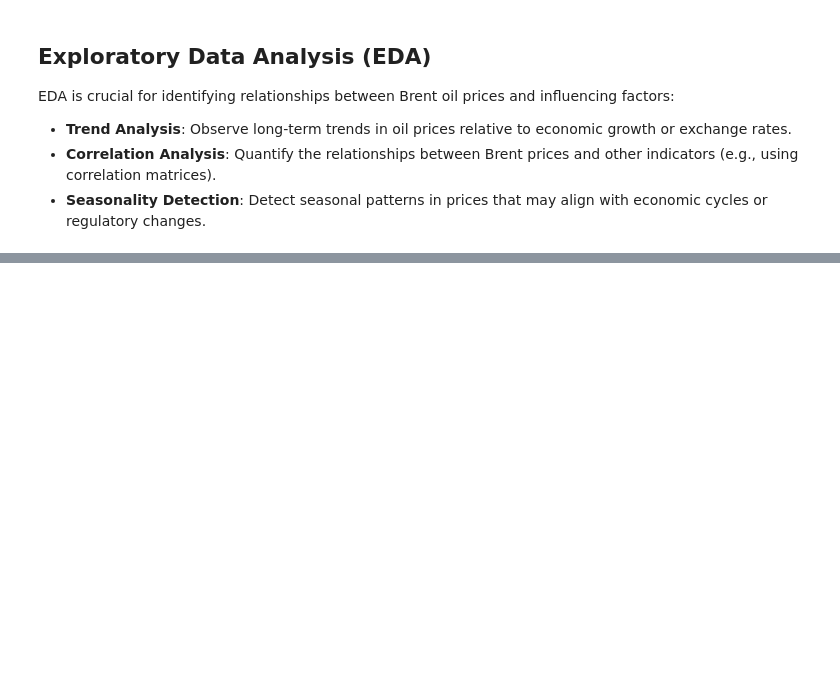
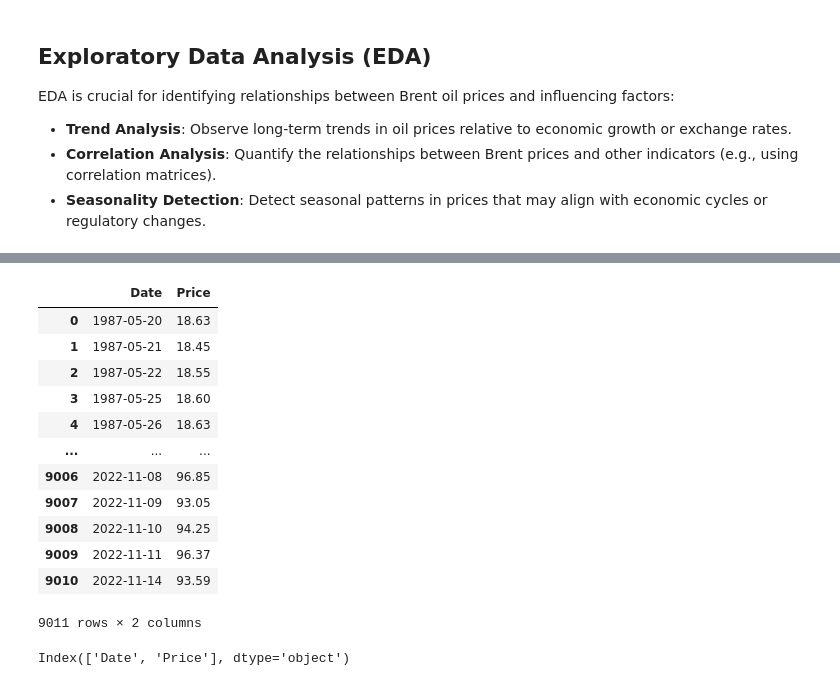
Before and after one commit to yerosan/Oil_Analysis_Project, a Jupyter notebook: notebooks/Perprocessing.ipynb, the cells around one changed output, grey strips where cells are left out. Drawn from its saved outputs; the diff is of its cells as text; code cells hidden in the pictures; blank space fills up the shorter version.

```diff
--- a/notebooks/Perprocessing.ipynb
+++ b/notebooks/Perprocessing.ipynb
@@ -30,0 +35,22 @@ Feature engineering complete.
+# %%
+Dataset=preprocessed_data
+# %%
+Dataset
+# %% [output]
+|  | Date | Price |
+| 0 | 1987-05-20 | 18.63 |
+| 1 | 1987-05-21 | 18.45 |
+| 2 | 1987-05-22 | 18.55 |
+| 3 | 1987-05-25 | 18.60 |
+| 4 | 1987-05-26 | 18.63 |
+| ... | ... | ... |
+| 9006 | 2022-11-08 | 96.85 |
+| 9007 | 2022-11-09 | 93.05 |
+| 9008 | 2022-11-10 | 94.25 |
+| 9009 | 2022-11-11 | 96.37 |
+| 9010 | 2022-11-14 | 93.59 |
+9011 rows × 2 columns
+# %%
+preprocessed_data.columns
+# %% [output]
+Index(['Date', 'Price'], dtype='object')
```
Also changed, not shown: parts of 11 cells of this notebook, 4 other files.
